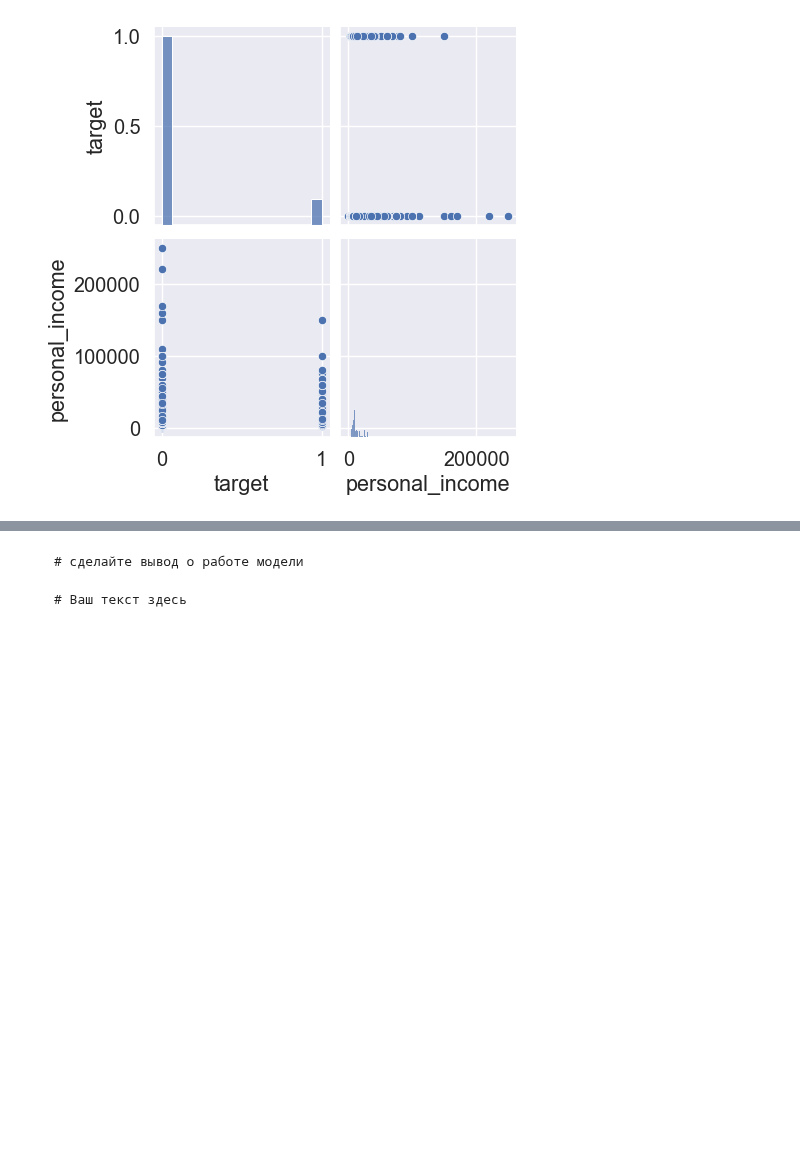
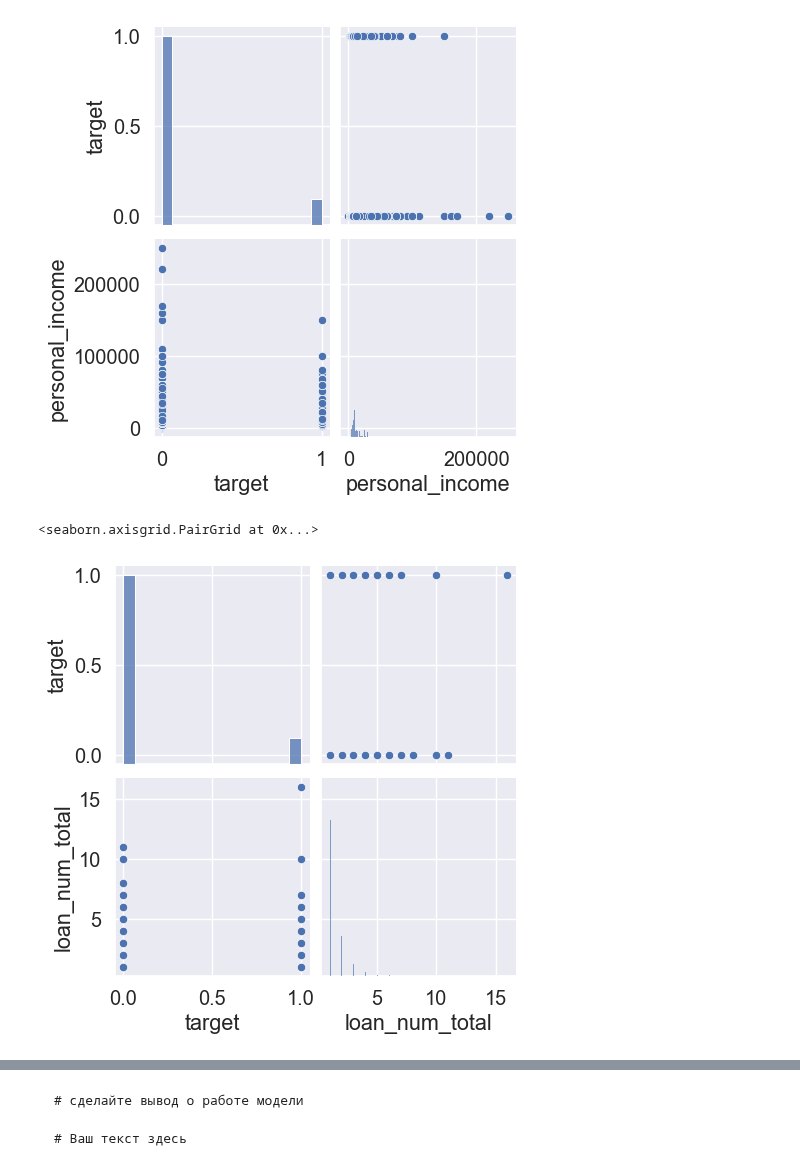
Before and after one commit to IgorKolotushkin/machine_learning_ds, a Jupyter notebook: hw4/homework. Метод ближайших соседей.ipynb, the cells around one changed output, grey strips where cells are left out. Cells and saved outputs as stored; diff of their text form; code cells hidden in the pictures; blank space fills up the shorter version.

```diff
--- a/hw4/homework. Метод ближайших соседей.ipynb
+++ b/hw4/homework. Метод ближайших соседей.ipynb
@@ -301,3 +301,8 @@ sns.pairplot(num_df[['target', 'personal_income']])
 # %% [output]
 <seaborn.axisgrid.PairGrid at 0x...>
 [figure]
+# %%
+sns.pairplot(num_df[['target', 'loan_num_total']])
+# %% [output]
+<seaborn.axisgrid.PairGrid at 0x...>
+[figure, added]
```
Also changed, not shown: parts of 3 cells of this notebook, 1 other file.
